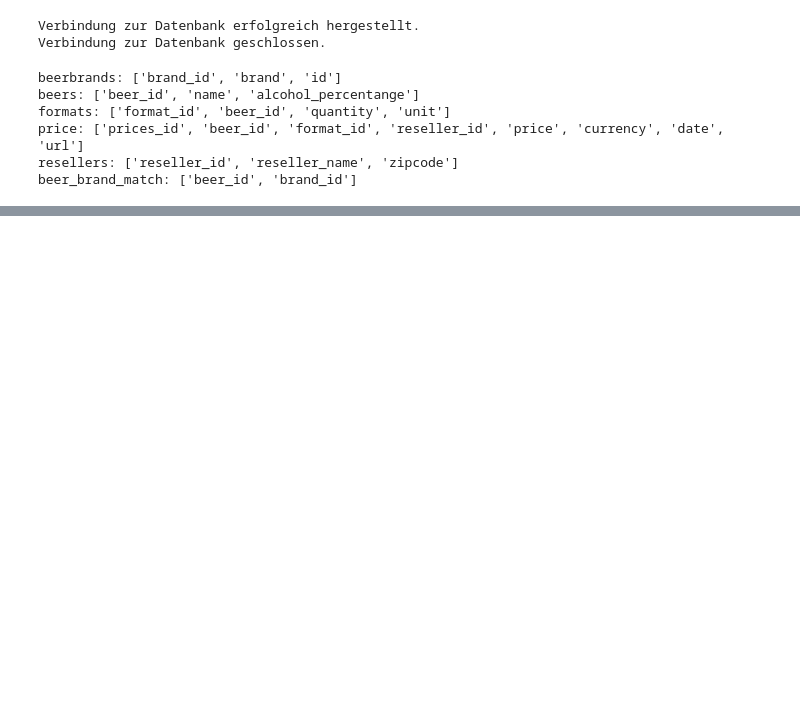
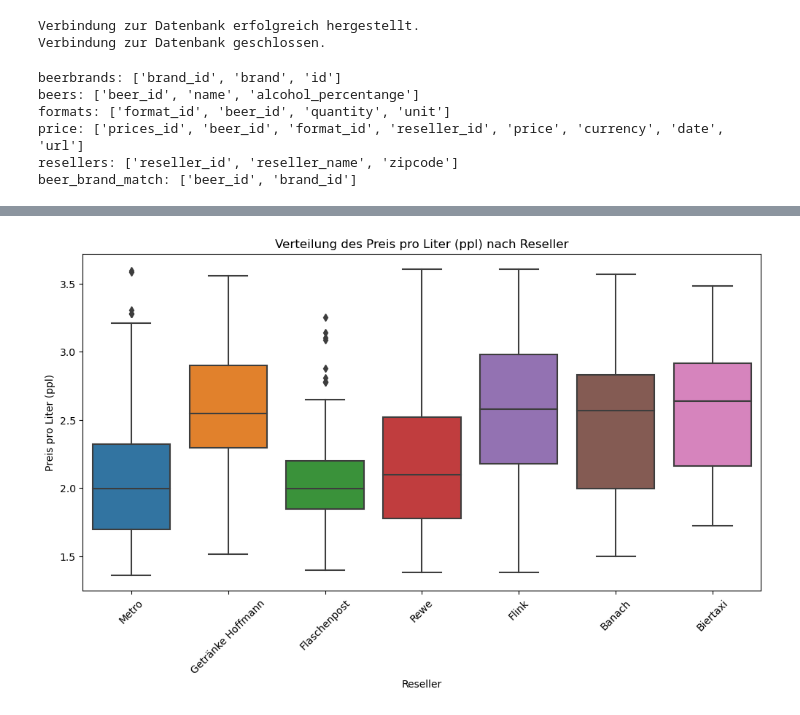
Before and after one commit to Joel-Rasch/Beer_Scraping, a Jupyter notebook: analysis/analysis_leon.ipynb, the cells around one changed output, grey strips where cells are left out. Drawn from its saved outputs; the diff is of its cells as text; code cells hidden in the pictures; blank space fills up the shorter version.

```diff
--- a/analysis/analysis_leon.ipynb
+++ b/analysis/analysis_leon.ipynb
@@ -126,0 +179,10 @@ display(merge_beers)
+# %%
+# 5. und 95. Perzentil berechnen
+percentile_5 = merge_beers['ppl'].quantile(0.05)
+percentile_95 = merge_beers['ppl'].quantile(0.95)
+
+# Filter auf den DataFrame anwenden, um Werte außerhalb der Perzentilgrenzen zu entfernen
+filtered_merge_beers = merge_beers[(merge_beers['ppl'] >= percentile_5) & (merge_beers['ppl'] <= percentile_95)]
+
+summary = filtered_merge_beers['ppl'].describe()
+#print(summary)
@@ -126,0 +360,14 @@ display(merge_beers)
+# %%
+import matplotlib.pyplot as plt
+import seaborn as sns
+
+# Boxplot
+plt.figure(figsize=(12, 6))
+sns.boxplot(x='reseller_name', y='ppl', data=reseller_analysis)
+plt.xticks(rotation=45)
+plt.title('Verteilung des Preis pro Liter (ppl) nach Reseller')
+plt.xlabel('Reseller')
+plt.ylabel('Preis pro Liter (ppl)')
+plt.show()
+# %% [output]
+[figure, added]
```
Also changed, not shown: parts of 29 cells of this notebook.
